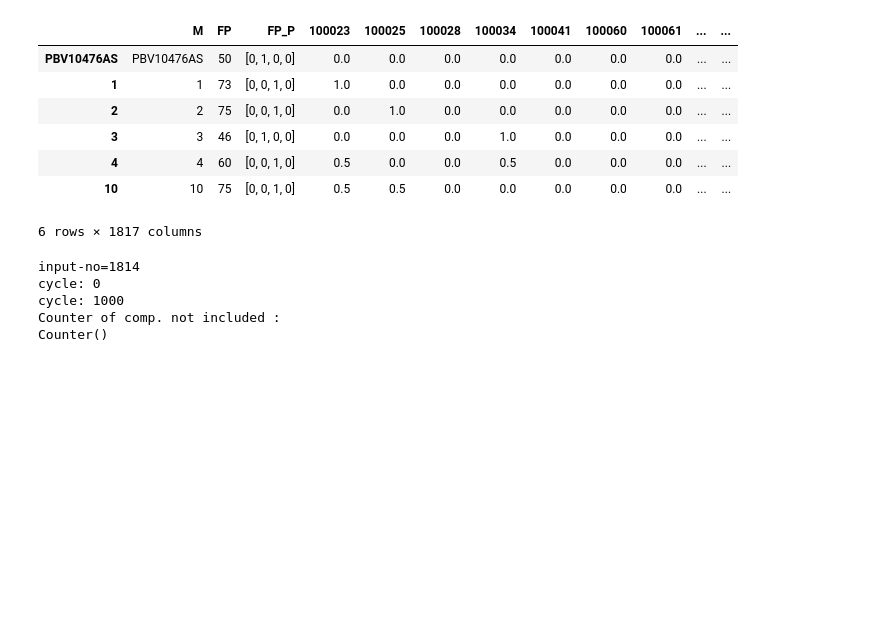
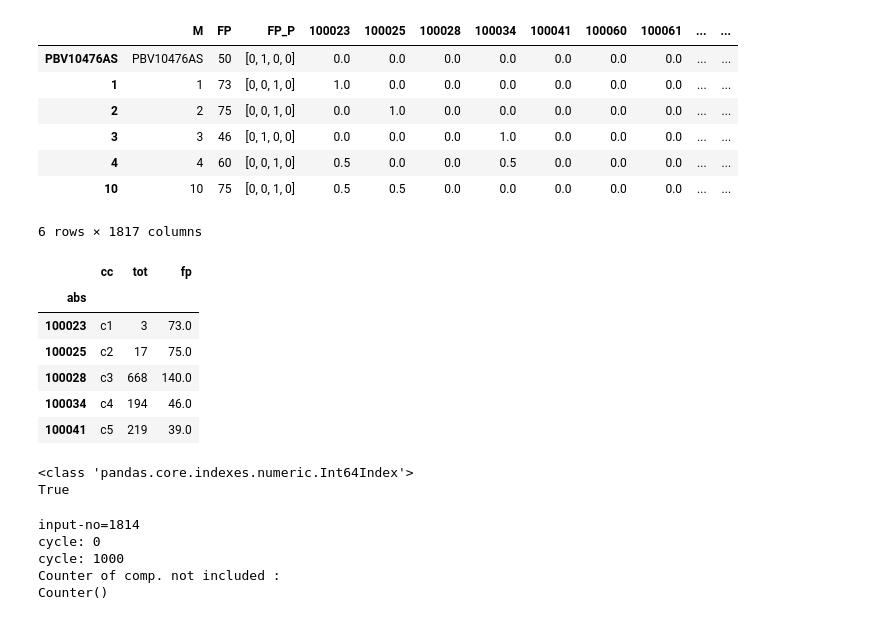
Before and after one commit to davidvela/FL-, a Jupyter notebook: pDev2/FPDL.4.ipynb, the cells around one changed output. Drawn from its saved outputs; the diff is of its cells as text; code cells hidden in the pictures; blank space fills up the shorter version.

Commit message:
dynamic types assigned

```diff
--- a/pDev2/FPDL.4.ipynb
+++ b/pDev2/FPDL.4.ipynb
@@ -390,24 +391,39 @@ Counter({131460: 1})
 # %%
 # for ii, (xtb,ytb) in enumerate(get_batches(batch_size) ):
 #     print(ii)
 # dsc = feed_data(dataJJ="", p_abs=False , d_st=True, pand=True, p_col=True)
 p_abs = True
 index_col=0 if p_abs else 2 #abs=F => 2 == 6D
 col_df = pd.read_csv(COL_DS, index_col=2, sep=',', usecols=[0,1,2,3])
 col_df.head(5)
 # len(dst.columns[3])
 # col_df.iloc[0].name
 # col_df.iloc[:1][]
 # dsc
-tmp = col_df.index
+# tmp = col_df.index
+# %% [output]
+|  | cc | tot | fp |
+| abs |  |  |  |
+| 100023 | c1 | 3 | 73.0 |
+| 100025 | c2 | 17 | 75.0 |
+| 100028 | c3 | 668 | 140.0 |
+| 100034 | c4 | 194 | 46.0 |
+| 100041 | c5 | 219 | 39.0 |
 # %%
-tmp = tmp.insert(0, "M")
-tmp = tmp.insert(1, "FP")
-tmp = tmp.insert(2, "FP_P")
-# col_df.loc[100023].cc
+# tmp = tmp.insert(0, "M")
+# tmp = tmp.insert(1, "FP")
+# tmp = tmp.insert(2, "FP_P")
+typp = type(col_df.index)
+print(typp) #"<class 'pandas.core.indexes.numeric.Int64Index'>"
+# if (isinstance(col_df.index, )):
+if pd.core.indexes.numeric.is_integer_dtype(col_df.index):
+    print(True)
 # len(dst.columns)
 # len(col_df)
 # col_df.iloc[1813]
+# %% [output]
+<class 'pandas.core.indexes.numeric.Int64Index'>
+True
 # %%
 #  READ COLUMNS ----
 # dsc.describe()
```
Also changed, not shown: parts of 3 cells of this notebook, 1 other file.
